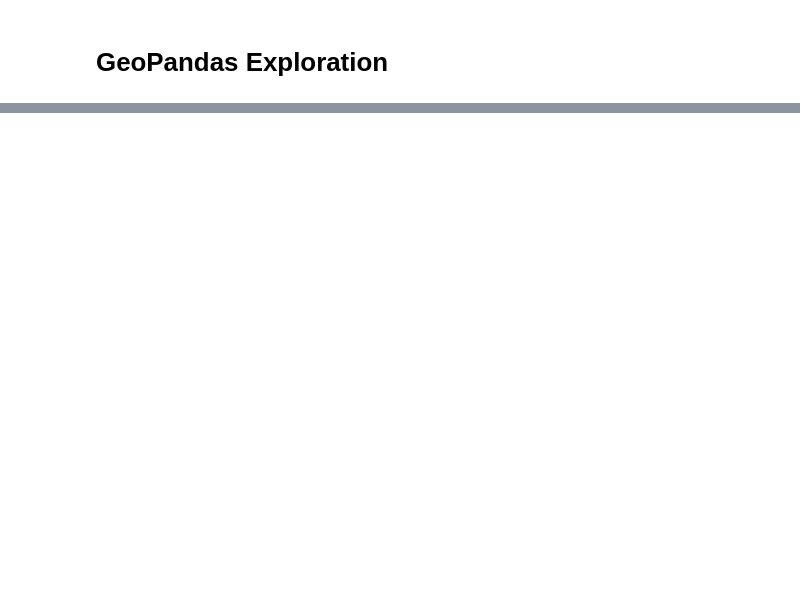
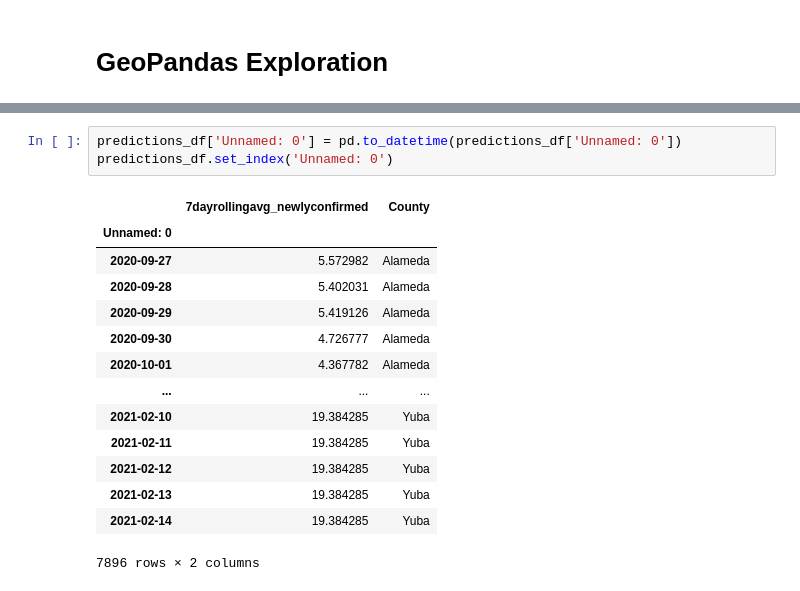
Before and after one commit to lettywu/COVID-19-vaccinations, a Jupyter notebook: jesse/GeoPandas.ipynb, the cells around one changed output, grey strips where cells are left out. Drawn from its saved outputs; the diff is of its cells as text; blank space fills up the shorter version.

```diff
--- a/jesse/GeoPandas.ipynb
+++ b/jesse/GeoPandas.ipynb
@@ -38,0 +58,18 @@ counties.plot(figsize = (20,10));
+# %%
+predictions_df['Unnamed: 0'] = pd.to_datetime(predictions_df['Unnamed: 0'])
+predictions_df.set_index('Unnamed: 0')
+# %% [output]
+|  | 7dayrollingavg_newlyconfirmed | County |
+| Unnamed: 0 |  |  |
+| 2020-09-27 | 5.572982 | Alameda |
+| 2020-09-28 | 5.402031 | Alameda |
+| 2020-09-29 | 5.419126 | Alameda |
+| 2020-09-30 | 4.726777 | Alameda |
+| 2020-10-01 | 4.367782 | Alameda |
+| ... | ... | ... |
+| 2021-02-10 | 19.384285 | Yuba |
+| 2021-02-11 | 19.384285 | Yuba |
+| 2021-02-12 | 19.384285 | Yuba |
+| 2021-02-13 | 19.384285 | Yuba |
+| 2021-02-14 | 19.384285 | Yuba |
+7896 rows × 2 columns
```
Also changed, not shown: parts of 13 cells of this notebook, 5 other files.
